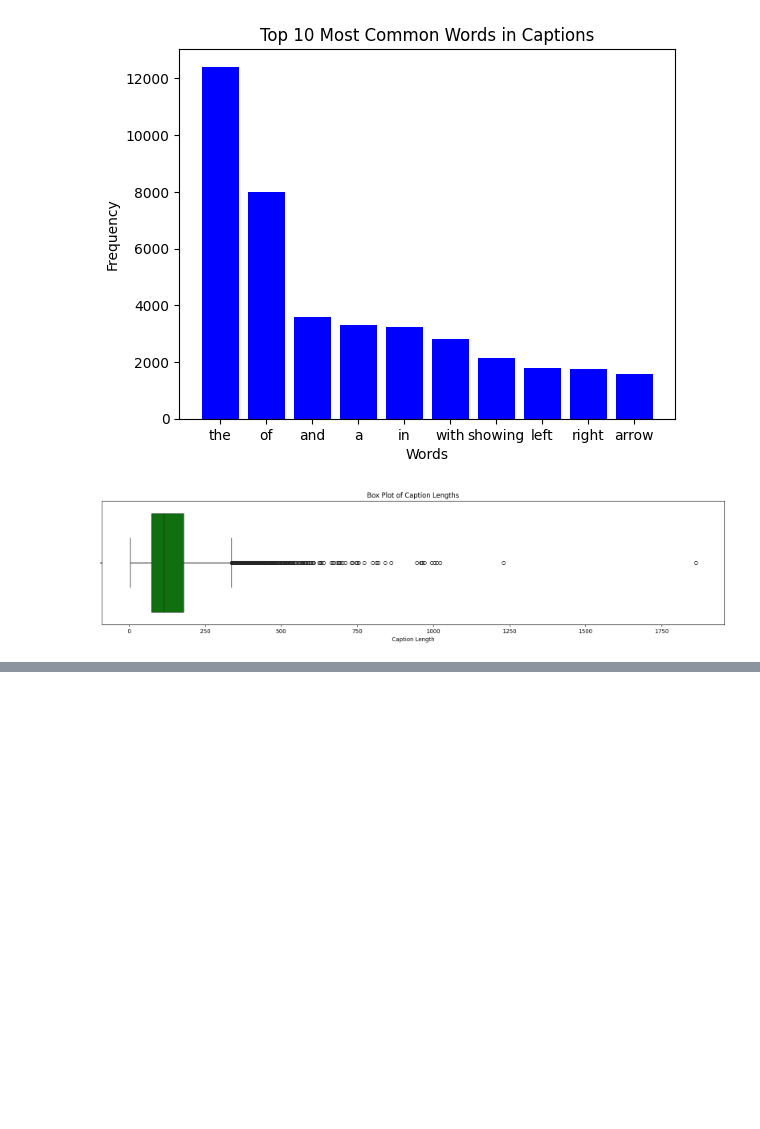
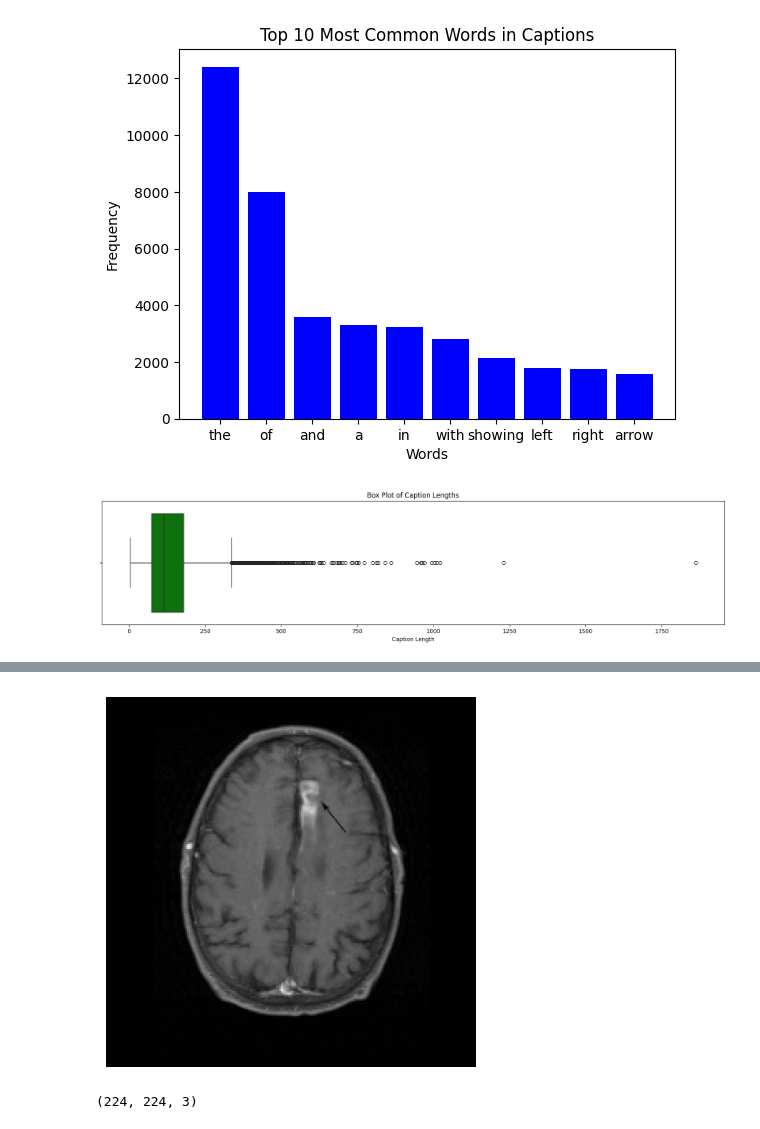
Before and after one commit to sarvansh451/Picaso_Phrase, a Jupyter notebook: projectpiccaso-checkpoint.ipynb, the cells around one changed output, grey strips where cells are left out. Drawn from its saved outputs; the diff is of its cells as text; code cells hidden in the pictures; blank space fills up the shorter version.

```diff
--- a/projectpiccaso-checkpoint.ipynb
+++ b/projectpiccaso-checkpoint.ipynb
@@ -108,0 +133,13 @@ img.show()
+# %%
+target_size=(224,224)
+resizedimg=cv2.resize(image_rgb,target_size)
+# %%
+plt.imshow(resizedimg)
+plt.axis('off')
+plt.show()
+# %% [output]
+[figure, added]
+# %%
+resizedimg.shape
+# %% [output]
+(224, 224, 3)
```
Also changed, not shown: parts of 13 cells of this notebook.
